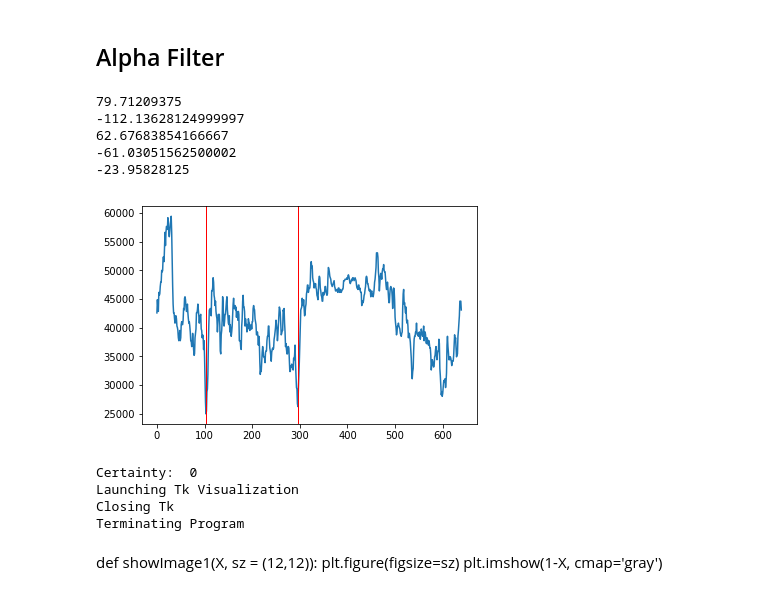
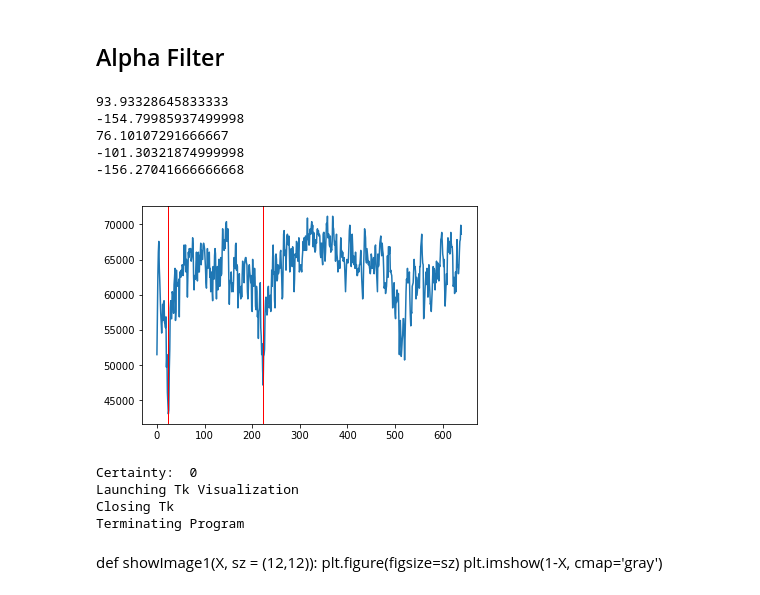
Before and after one commit to MuddSub/vision, a Jupyter notebook: DetectGate.ipynb, the cells around one changed output. Cells and saved outputs as stored; diff of their text form; code cells hidden in the pictures.

```diff
--- a/DetectGate.ipynb
+++ b/DetectGate.ipynb
@@ -352,7 +352,7 @@ def adjust_gamma(image, gamma=1.0):
 def adjust(image):
     alphah = 3
     alphas = 3
-    alphav = 3
+    alphav = 5
 
 
     h,s,v=cv2.split(image)
@@ -608,7 +608,7 @@ def mainImg(file,name):
 
     #Higher discernability = lower distinguishing power
 
-    discernability = 45
+    discernability = 31
 
     newImg = cv2.medianBlur(segmented,discernability)
     newImg = 255-cv2.absdiff(segmented, newImg)
@@ -622,7 +622,7 @@ def mainImg(file,name):
     #newImg = incContrast(newImg)
 
     newImg1 = binarization(newImg)
-    newImg1 = cv2.medianBlur(newImg1, 5)
+
     #newImg1 = erode(newImg1)
     #newImg = CannyThreshold(newImg)
     #newImg = cv2.bitwise_not(newImg)
@@ -645,16 +645,16 @@ def mainImg(file,name):
 # %%
 #newI = mainImg("/Users/Daniel Yang/Desktop/Vision/RoboticsImages/images/training14.png","newImg.png")
 #newI = mainImg("/Users/Daniel Yang/Desktop/Vision/RoboticsImages/images/training20.png","newImg.png")
 root = tk.Tk()
-#newI = mainImg("/home/dhyang/Desktop/Vision/Vision/test1/3.jpg","newImg.png")
-newI = mainImg("/home/dhyang/Desktop/Vision/Vision/correct2.png","newImg.png")
+#newI = mainImg("/home/dhyang/Desktop/Vision/Vision/test1/4.jpg","newImg.png")
+newI = mainImg("/home/dhyang/Desktop/Vision/Vision/lol.png","newImg.png")
 # %% [output]
-79.71209375
--112.13628124999997
-62.67683854166667
--61.03051562500002
--23.95828125
+93.93328645833333
+-154.79985937499998
+76.10107291666667
+-101.30321874999998
+-156.27041666666668
-[figure, old version]
+[figure, new version]
 Certainty:  0
 Launching Tk Visualization
 Closing Tk
```
Also changed, not shown: 8 other files.
